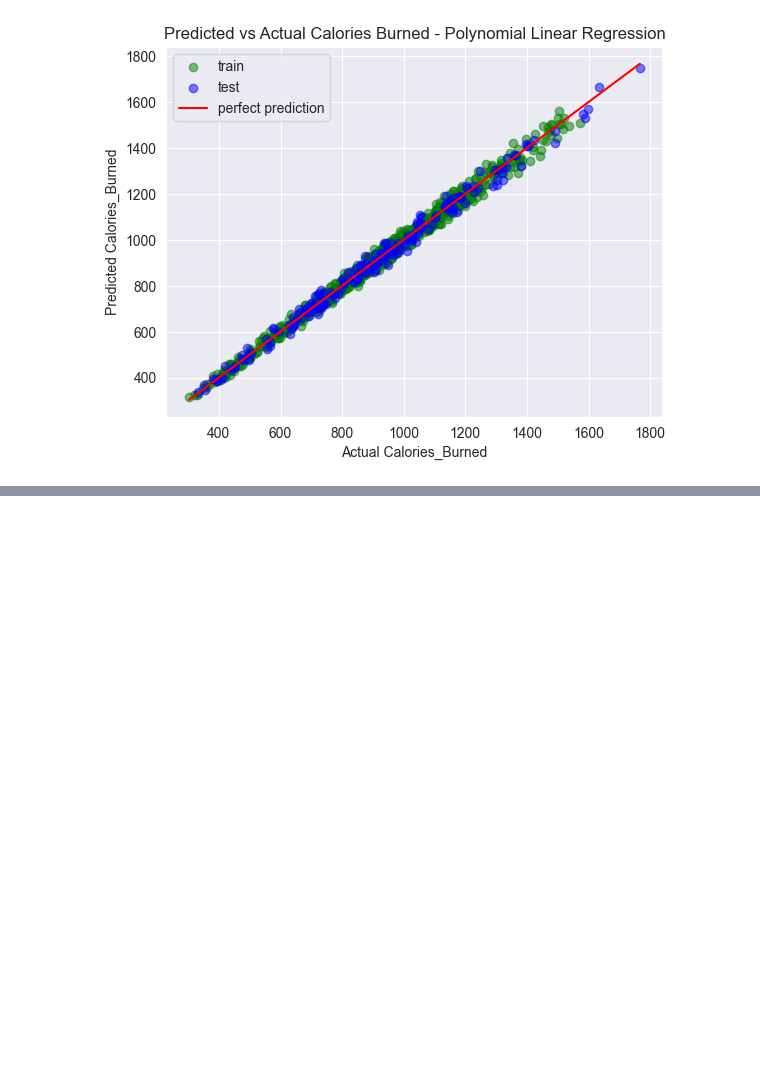
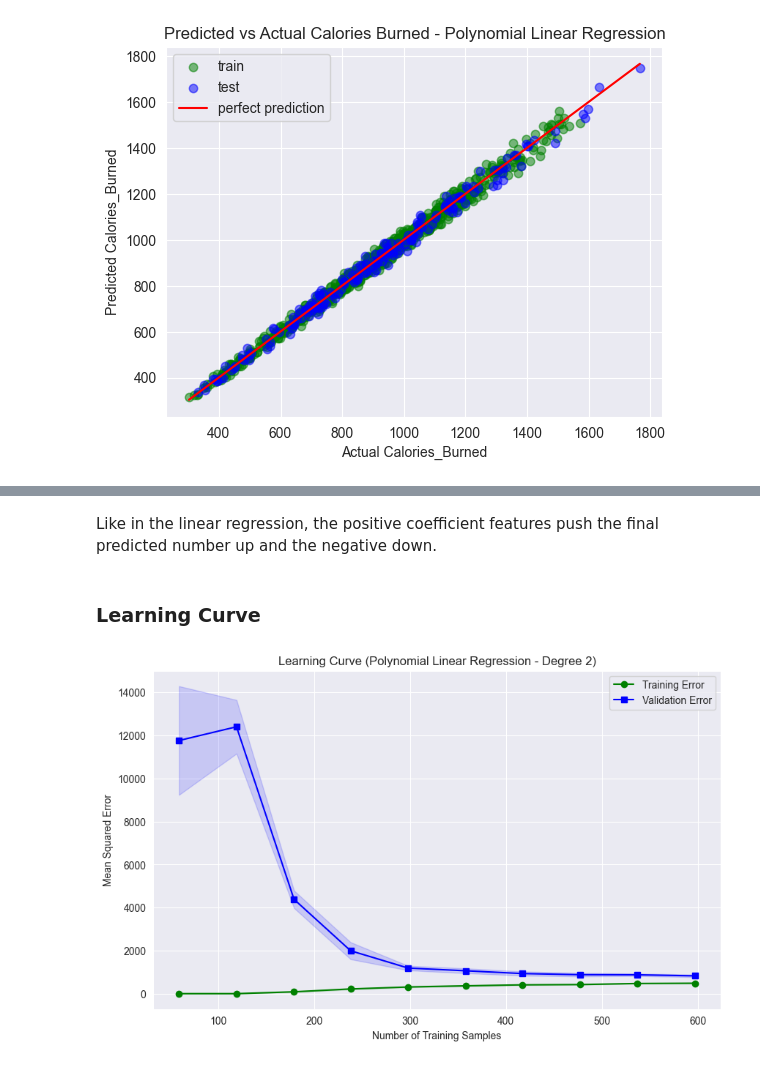
Before and after one commit to anamariapopa/CaloriesBurnedPrediction, a Jupyter notebook: Polynomial_Linear_Regression.ipynb, the cells around one changed output, grey strips where cells are left out. Cells and saved outputs as stored; diff of their text form; code cells hidden in the pictures; blank space fills up the shorter version.

```diff
--- a/Polynomial_Linear_Regression.ipynb
+++ b/Polynomial_Linear_Regression.ipynb
@@ -75,0 +135,45 @@ plt.show()
+# %% [markdown]
+Like in the linear regression, the positive coefficient features push the final predicted number up and the negative down.
+# %% [markdown]
+### Learning Curve
+# %%
+from sklearn.model_selection import learning_curve
+import matplotlib.pyplot as plt
+import numpy as np
+
+# Generate learning curve data using your existing model and training data
+train_sizes, train_scores, test_scores = learning_curve(
+    estimator=poly_model,
+    X=X_train_poly,
+    y=target_train,
+    cv=5, # 5-fold cross-validation
+    scoring='neg_mean_squared_error',
+    train_sizes=np.linspace(0.1, 1.0, 10), # 10 points along the curve
+    n_jobs=-1
+)
+
+# The scoring metric returns negative MSE, so we make it positive
+train_mean = -np.mean(train_scores, axis=1)
+train_std = np.std(train_scores, axis=1)
+test_mean = -np.mean(test_scores, axis=1)
+test_std = np.std(test_scores, axis=1)
+
+# Plotting the learning curve
+plt.figure(figsize=(10, 6))
+
+# Training error
+plt.plot(train_sizes, train_mean, label='Training Error', color='green', marker='o')
+plt.fill_between(train_sizes, train_mean - train_std, train_mean + train_std, color='green', alpha=0.15)
+
+# Validation error
+plt.plot(train_sizes, test_mean, label='Validation Error', color='blue', marker='s')
+plt.fill_between(train_sizes, test_mean - test_std, test_mean + test_std, color='blue', alpha=0.15)
+
+plt.title('Learning Curve (Polynomial Linear Regression - Degree 2)')
+plt.xlabel('Number of Training Samples')
+plt.ylabel('Mean Squared Error')
+plt.legend(loc='best')
+plt.grid(True)
+plt.show()
+# %% [output]
+[figure, added]
```
Also changed, not shown: parts of 6 cells of this notebook.
